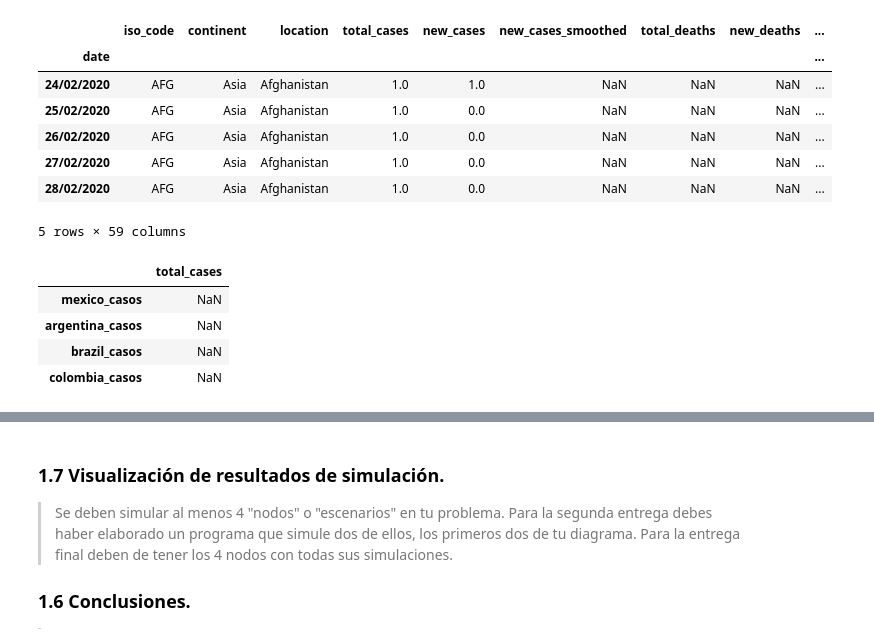
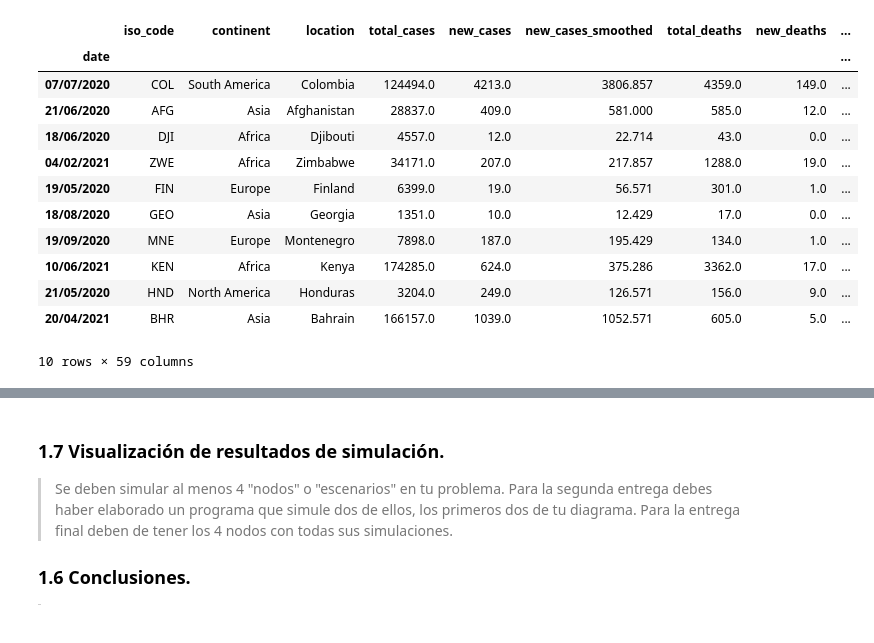
Before and after one commit to valerialadron/Proyecto_VLadron_MMLopez, a Jupyter notebook: Proyecto_VLadron_MMLopez.ipynb, the cells around one changed output, grey strips where cells are left out. Drawn from its saved outputs; the diff is of its cells as text; code cells hidden in the pictures.

```diff
--- a/Proyecto_VLadron_MMLopez.ipynb
+++ b/Proyecto_VLadron_MMLopez.ipynb
@@ -60,27 +69,32 @@ https://ourworldindata.org/coronavirus
 # %%
 #Bases de datoimport random
 import numpy as np
 import pandas as pd
 import scipy.stats as st
 import matplotlib.pyplot as plt
 %matplotlib inline
 import os
 import scipy.stats as st
 import seaborn as sns
 sns.set()
 #Importando datos
 covid = pd.read_csv('covid.csv', encoding="utf-8")
 covid = covid.set_index(['date'])
-covid.head()
+covid.sample(10)
 # %% [output]
 |  | iso_code | continent | location | total_cases | new_cases | new_cases_smoothed | total_deaths | new_deaths | ... |
 | date |  |  |  |  |  |  |  |  | ... |
-| 24/02/2020 | AFG | Asia | Afghanistan | 1.0 | 1.0 | NaN | NaN | NaN | ... |
-| 25/02/2020 | AFG | Asia | Afghanistan | 1.0 | 0.0 | NaN | NaN | NaN | ... |
-| 26/02/2020 | AFG | Asia | Afghanistan | 1.0 | 0.0 | NaN | NaN | NaN | ... |
-| 27/02/2020 | AFG | Asia | Afghanistan | 1.0 | 0.0 | NaN | NaN | NaN | ... |
-| 28/02/2020 | AFG | Asia | Afghanistan | 1.0 | 0.0 | NaN | NaN | NaN | ... |
+| 07/07/2020 | COL | South America | Colombia | 124494.0 | 4213.0 | 3806.857 | 4359.0 | 149.0 | ... |
+| 21/06/2020 | AFG | Asia | Afghanistan | 28837.0 | 409.0 | 581.000 | 585.0 | 12.0 | ... |
+| 18/06/2020 | DJI | Africa | Djibouti | 4557.0 | 12.0 | 22.714 | 43.0 | 0.0 | ... |
+| 04/02/2021 | ZWE | Africa | Zimbabwe | 34171.0 | 207.0 | 217.857 | 1288.0 | 19.0 | ... |
+| 19/05/2020 | FIN | Europe | Finland | 6399.0 | 19.0 | 56.571 | 301.0 | 1.0 | ... |
+| 18/08/2020 | GEO | Asia | Georgia | 1351.0 | 10.0 | 12.429 | 17.0 | 0.0 | ... |
+| 19/09/2020 | MNE | Europe | Montenegro | 7898.0 | 187.0 | 195.429 | 134.0 | 1.0 | ... |
+| 10/06/2021 | KEN | Africa | Kenya | 174285.0 | 624.0 | 375.286 | 3362.0 | 17.0 | ... |
+| 21/05/2020 | HND | North America | Honduras | 3204.0 | 249.0 | 126.571 | 156.0 | 9.0 | ... |
+| 20/04/2021 | BHR | Asia | Bahrain | 166157.0 | 1039.0 | 1052.571 | 605.0 | 5.0 | ... |
-5 rows × 59 columns
+10 rows × 59 columns
 # %%
 #Datos por paises
 #Recuperar datos de los paises a anlizar
@@ -91,14 +104,0 @@ colombia = (covid[covid['location'] == 'Colombia'])
-# %%
-#Numero de casos
-mexico_casos = mexico[mexico['total_cases']!=0].values
-argentina_casos = argentina[argentina['total_cases']!=0].values
-brazil_casos = brazil[brazil['total_cases']!=0].values
-colombia_casos = colombia[colombia['total_cases']!=0].values
-casos = pd.DataFrame(index=['mexico_casos','argentina_casos','brazil_casos', 'colombia_casos' ], columns=['total_cases'])
-casos
-# %% [output]
-|  | total_cases |
-| mexico_casos | NaN |
-| argentina_casos | NaN |
-| brazil_casos | NaN |
-| colombia_casos | NaN |
```
Also changed, not shown: parts of 27 cells of this notebook, 1 other file.
